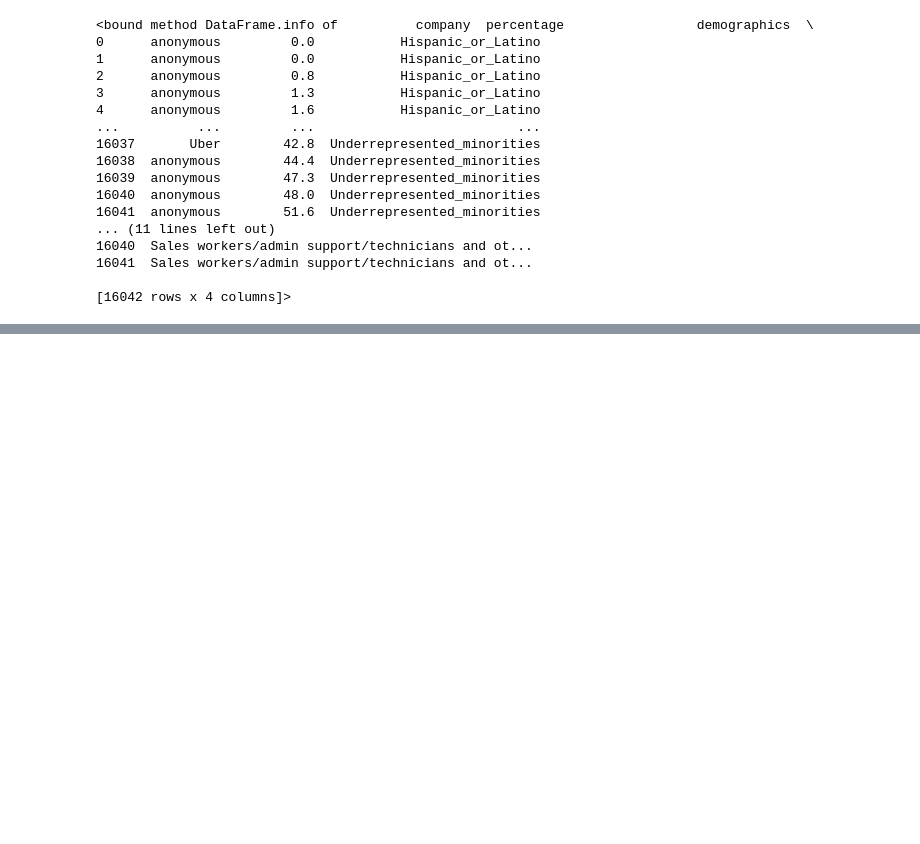
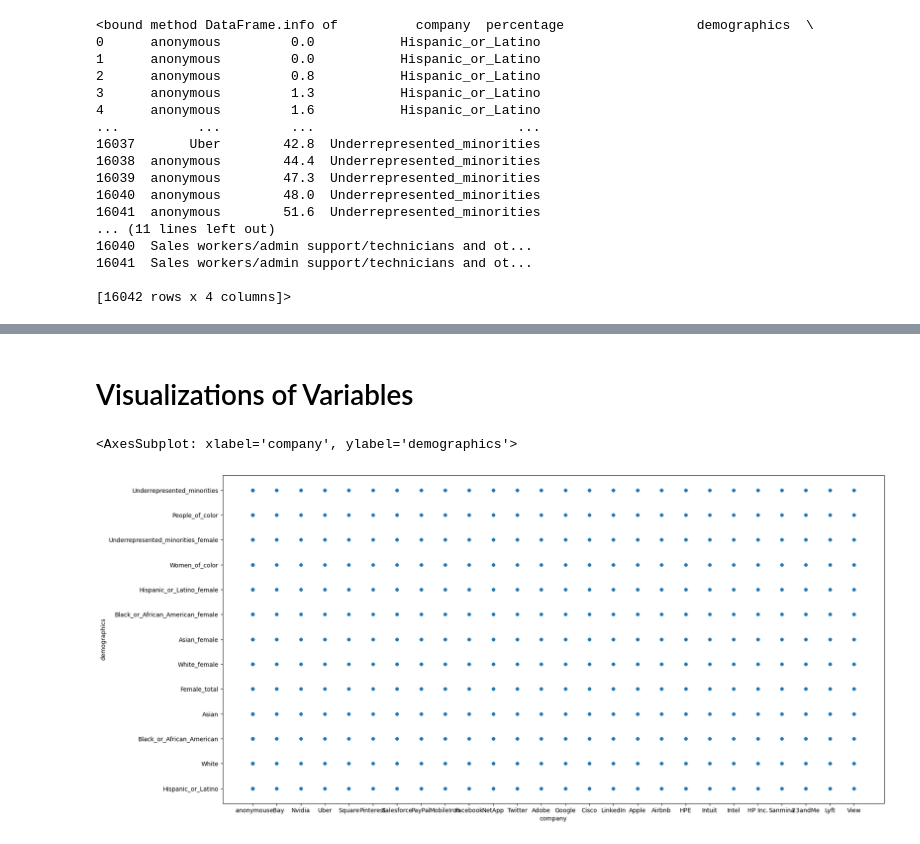
Before and after one commit to kimbaqueen/pt4-data-capstone, a Jupyter notebook: distributions_data_ex.ipynb, the cells around one changed output, grey strips where cells are left out. Drawn from its saved outputs; the diff is of its cells as text; code cells hidden in the pictures; blank space fills up the shorter version.

Commit message:
expanded on data exploration and wrangling

```diff
--- a/distributions_data_ex.ipynb
+++ b/distributions_data_ex.ipynb
@@ -79,0 +57,3 @@ ax3.figure
+# %%
+dist_data_subset = dist_data[['company', 'demographics', 'job_category']]
+dist_data_subset
@@ -79,0 +163,7 @@ ax3.figure
+# %% [markdown]
+# Visualizations of Variables
+# %%
+dist_data_subset[['company', 'demographics']].plot(kind='scatter', x='company', y='demographics', figsize=(20,10))
+# %% [output]
+<AxesSubplot: xlabel='company', ylabel='demographics'>
+[figure, added]
```
Also changed, not shown: parts of 21 cells of this notebook, 6 other files.
